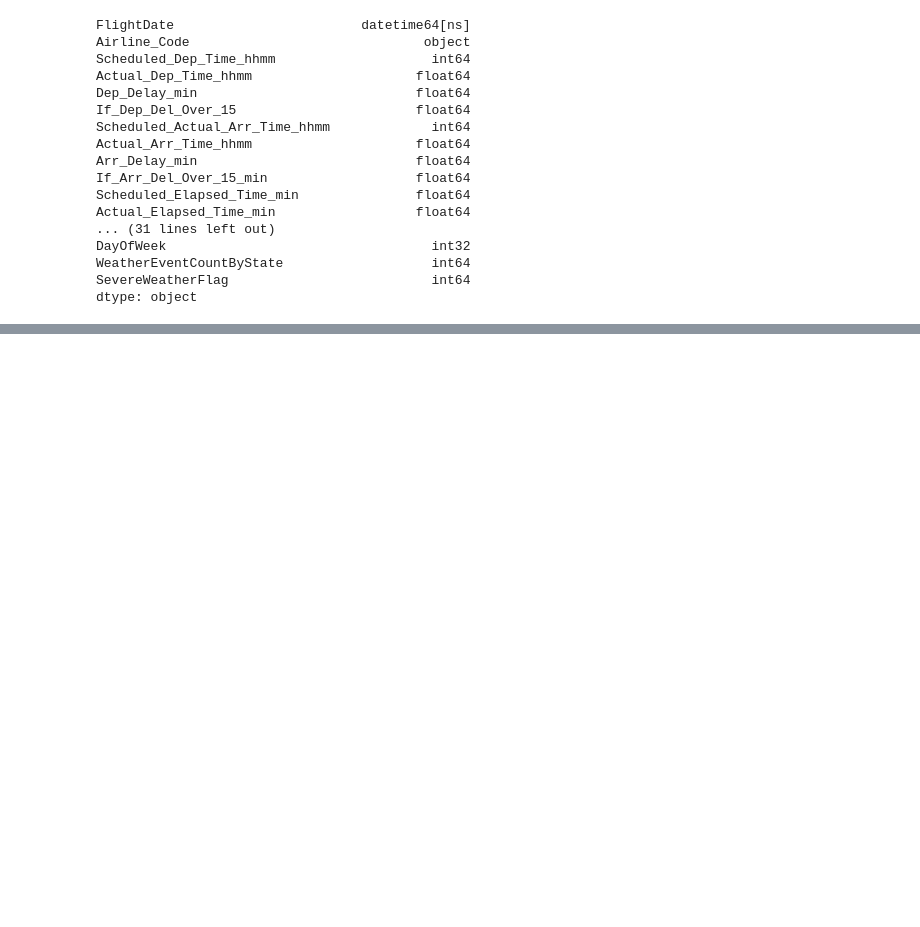
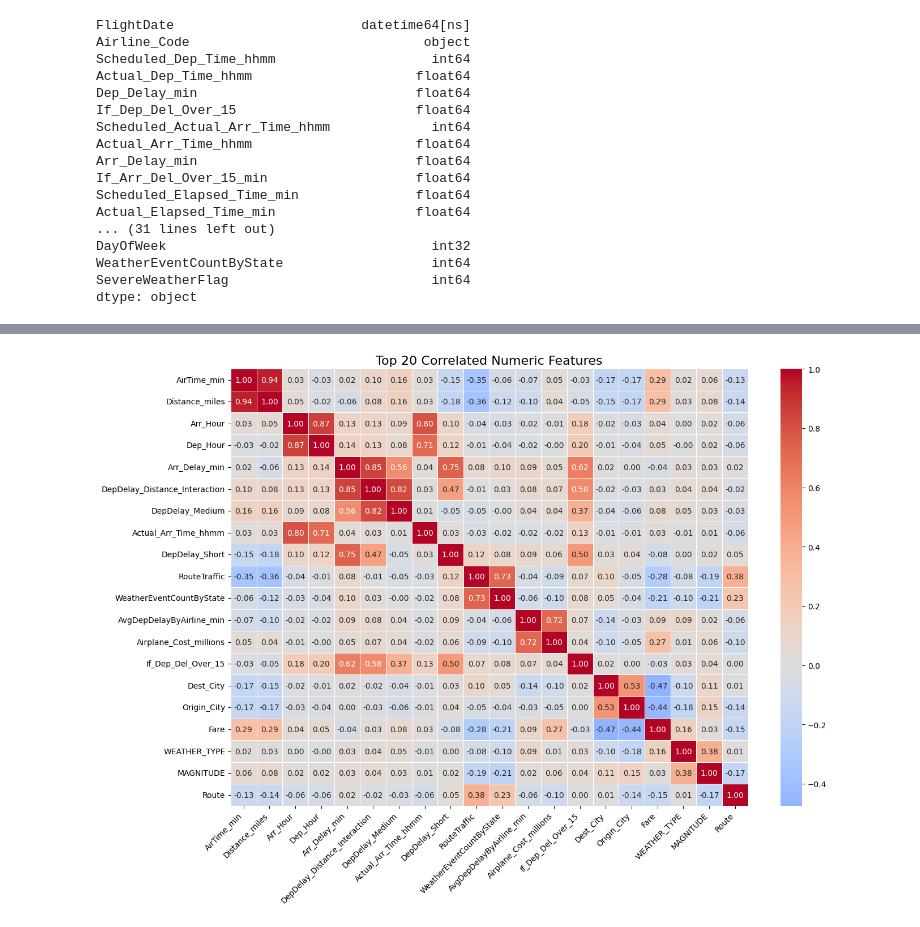
Before and after one commit to harshgupta6789/cap5771sp25-project, a Jupyter notebook: Scripts/feature_engineering.ipynb, the cells around one changed output, grey strips where cells are left out. Cells and saved outputs as stored; diff of their text form; code cells hidden in the pictures; blank space fills up the shorter version.

```diff
--- a/Scripts/feature_engineering.ipynb
+++ b/Scripts/feature_engineering.ipynb
@@ -362,0 +438,40 @@ dtype: object
+# %%
+cols_to_drop = [
+    'Scheduled_Dep_Time_hhmm',
+    'Scheduled_Actual_Arr_Time_hhmm',
+    'Dep_Delay_min',
+    'Actual_Elapsed_Time_min',
+    'If_Arr_Del_Over_15_min',
+    'Actual_Dep_Time_hhmm'
+]
+
+df_selected = df_encoded.drop(columns=cols_to_drop)
+
+df_selected.drop(columns=['OriginState', 'DestState'], inplace=True)
+df_selected.drop(columns=['Scheduled_Elapsed_Time_min'], inplace=True)
+df_selected.drop(columns=['DepTimeOfDay_afternoon', 'DepTimeOfDay_evening',
+       'DepTimeOfDay_morning', 'DepTimeOfDay_night'], inplace=True)
+# %%
+numeric_df = df_selected.select_dtypes(include='number')
+
+# Step 2: Compute the correlation matrix
+correlation_matrix = numeric_df.corr().abs().fillna(0)
+
+# Step 3: Find top 20 correlated features (by maximum correlation with any other feature)
+# (ignoring self-correlation)
+upper_tri = correlation_matrix.where(~np.eye(correlation_matrix.shape[0],dtype=bool))
+top_features = upper_tri.max().sort_values(ascending=False).head(20).index
+
+# Step 4: Subset the matrix to top features
+top_corr = numeric_df[top_features].corr()
+
+# Step 5: Plot heatmap
+plt.figure(figsize=(14, 10))
+sns.heatmap(top_corr, annot=True, cmap='coolwarm', center=0, fmt=".2f", linewidths=0.5)
+plt.title("Top 20 Correlated Numeric Features", fontsize=16)
+plt.xticks(rotation=45, ha='right')
+plt.yticks(rotation=0)
+plt.tight_layout()
+plt.show()
+# %% [output]
+[figure, added]
```
Also changed, not shown: parts of 6 cells of this notebook, 1 other file.
